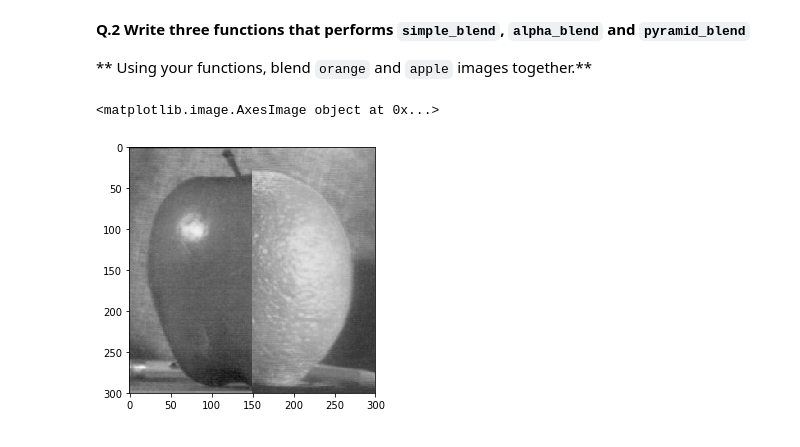
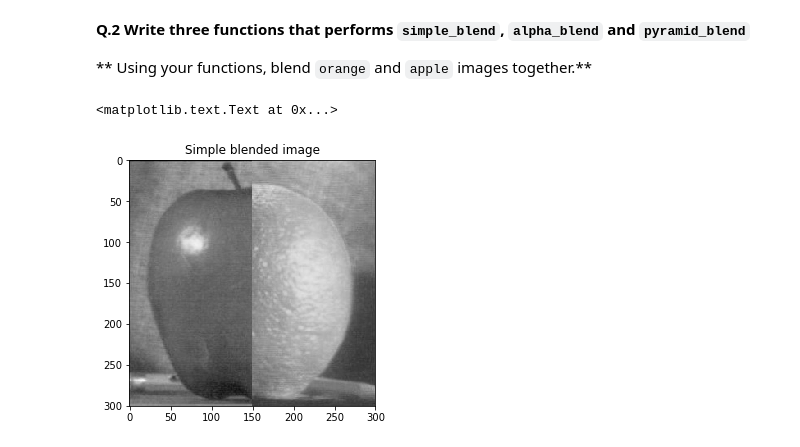
Before and after one commit to lilivalencia21/B31XB-IIP-TP-1718, a Jupyter notebook: 3-interpolation-blending/3-interpolation-blending.ipynb, the cells around one changed output. Drawn from its saved outputs; the diff is of its cells as text; code cells hidden in the pictures.

```diff
--- a/3-interpolation-blending/3-interpolation-blending.ipynb
+++ b/3-interpolation-blending/3-interpolation-blending.ipynb
@@ -92,17 +92,18 @@ orange_grey = io.imread(img_path.__add__(img_name_orange), as_grey=True)
 # %%
 def simple_blend_image (image1, image2):
 
     it1,it2 = image1.shape
     blend_image = np.zeros(image1.shape)
     blend_image[:, :int(it2/2)] = image1[:, :int(it2/2)] #Recorre la imagen desde el inicio hasta la mitad
     blend_image[:, int(it2/2):] = image2[:, int(it2/2):] #Recorre la imagen desde la mitad hasta el final
 
     return blend_image
 
 simple_blend = simple_blend_image (apple_grey, orange_grey)
 io.imshow(simple_blend)
+plt.title ('Simple blended image')
 # %% [output]
-<matplotlib.image.AxesImage object at 0x...>
+<matplotlib.text.Text at 0x...>
-[figure, old version]
+[figure, new version]
 # %%
 #Alpha blend
```
Also changed, not shown: parts of 5 cells of this notebook.
